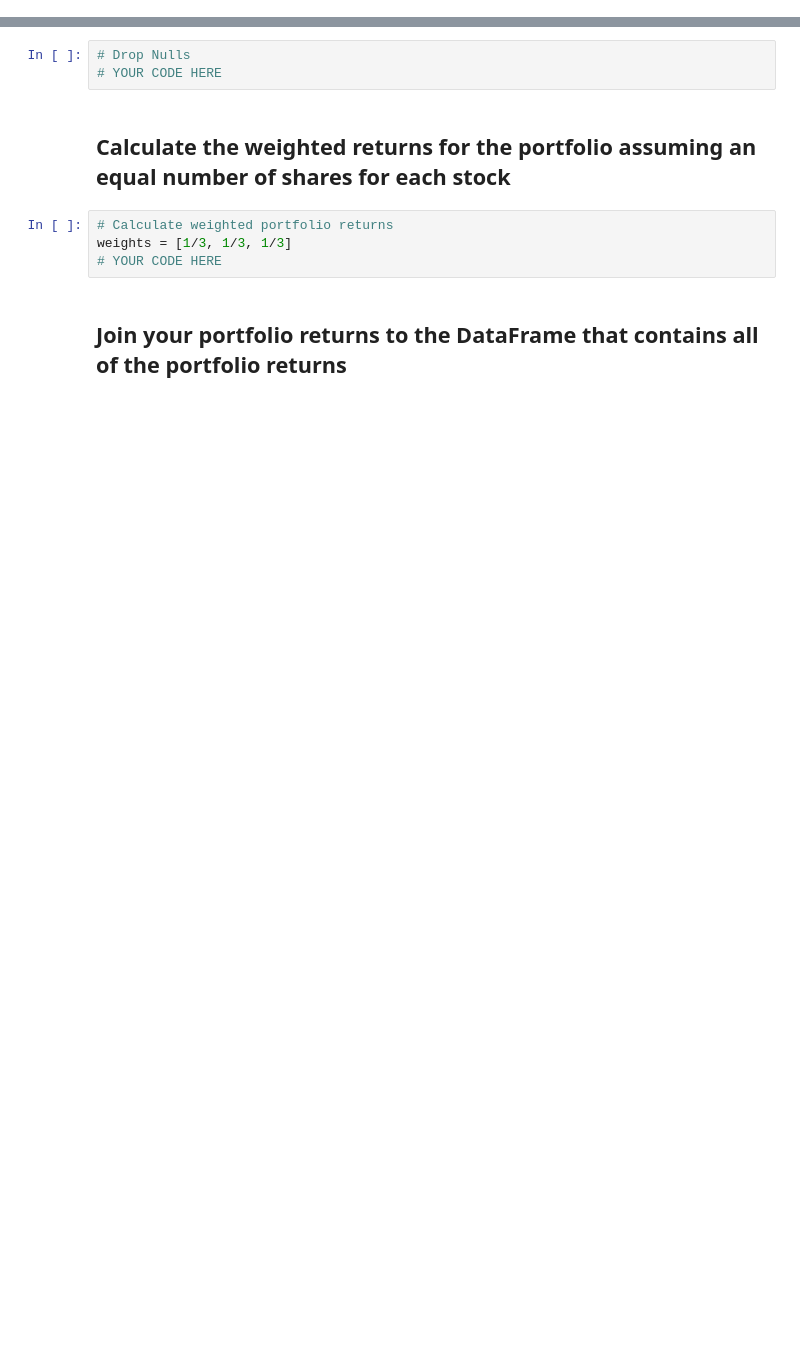
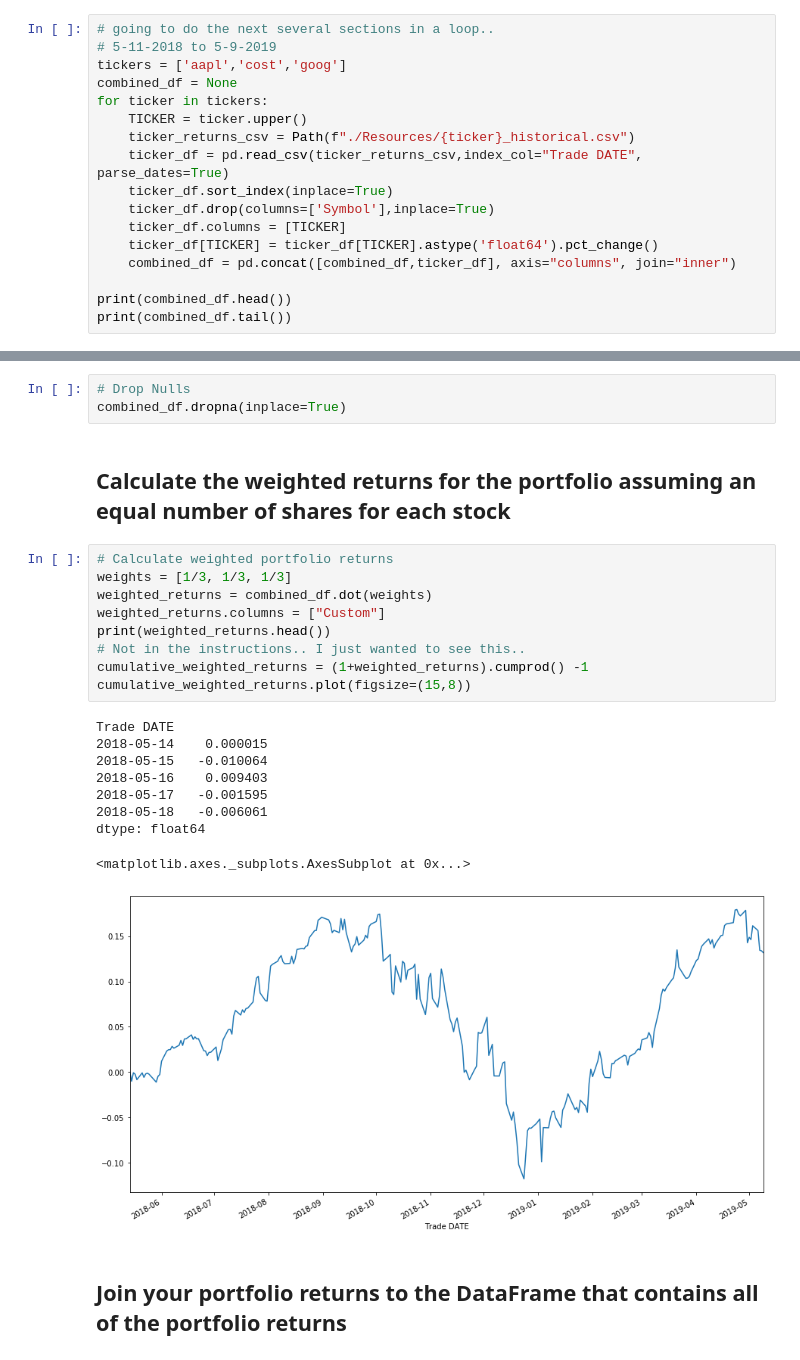
Before and after one commit to basobo/python-pandas, a Jupyter notebook: whale_analysis.ipynb, the cells around one changed output, grey strips where cells are left out. Cells and saved outputs as stored; diff of their text form; blank space fills up the shorter version.

```diff
--- a/whale_analysis.ipynb
+++ b/whale_analysis.ipynb
@@ -430,3 +430,20 @@ In this section, you will build your own portfolio of stocks, calculate the retu
 5. Include correlation analysis to determine which stocks (if any) are correlated
 # %% [markdown]
 ## Choose 3-5 custom stocks with at last 1 year's worth of historic prices and create a DataFrame of the closing prices and dates for each stock.
+# %%
+# going to do the next several sections in a loop..
+# 5-11-2018 to 5-9-2019
+tickers = ['aapl','cost','goog']
+combined_df = None
+for ticker in tickers:
+    TICKER = ticker.upper()
+    ticker_returns_csv = Path(f"./Resources/{ticker}_historical.csv")
+    ticker_df = pd.read_csv(ticker_returns_csv,index_col="Trade DATE", parse_dates=True)
+    ticker_df.sort_index(inplace=True)
+    ticker_df.drop(columns=['Symbol'],inplace=True)
+    ticker_df.columns = [TICKER]
+    ticker_df[TICKER] = ticker_df[TICKER].astype('float64').pct_change()
+    combined_df = pd.concat([combined_df,ticker_df], axis="columns", join="inner")
+
+print(combined_df.head())
+print(combined_df.tail())
@@ -452,11 +482,26 @@ In this section, you will build your own portfolio of stocks, calculate the retu
 # %%
 # Drop Nulls
-# YOUR CODE HERE
+combined_df.dropna(inplace=True)
 # %% [markdown]
 ## Calculate the weighted returns for the portfolio assuming an equal number of shares for each stock
-# %%
-# Calculate weighted portfolio returns
-weights = [1/3, 1/3, 1/3]
-# YOUR CODE HERE
+# %%
+# Calculate weighted portfolio returns
+weights = [1/3, 1/3, 1/3]
+weighted_returns = combined_df.dot(weights)
+weighted_returns.columns = ["Custom"]
+print(weighted_returns.head())
+# Not in the instructions.. I just wanted to see this..
+cumulative_weighted_returns = (1+weighted_returns).cumprod() -1
+cumulative_weighted_returns.plot(figsize=(15,8))
+# %% [output]
+Trade DATE
+2018-05-14    0.000015
+2018-05-15   -0.010064
+2018-05-16    0.009403
+2018-05-17   -0.001595
+2018-05-18   -0.006061
+dtype: float64
+<matplotlib.axes._subplots.AxesSubplot at 0x...>
+[figure, added]
 # %% [markdown]
 ## Join your portfolio returns to the DataFrame that contains all of the portfolio returns
```
Also changed, not shown: parts of 10 cells of this notebook.
